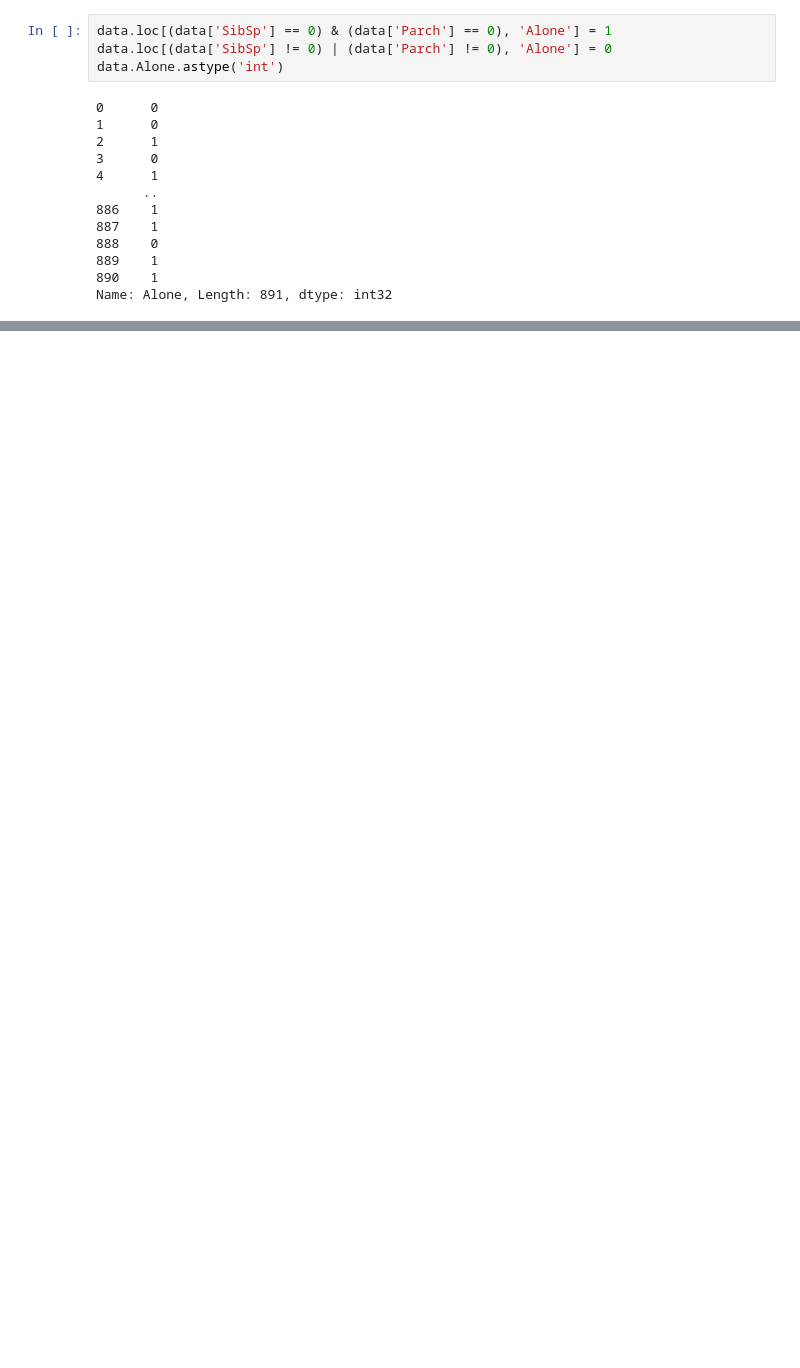
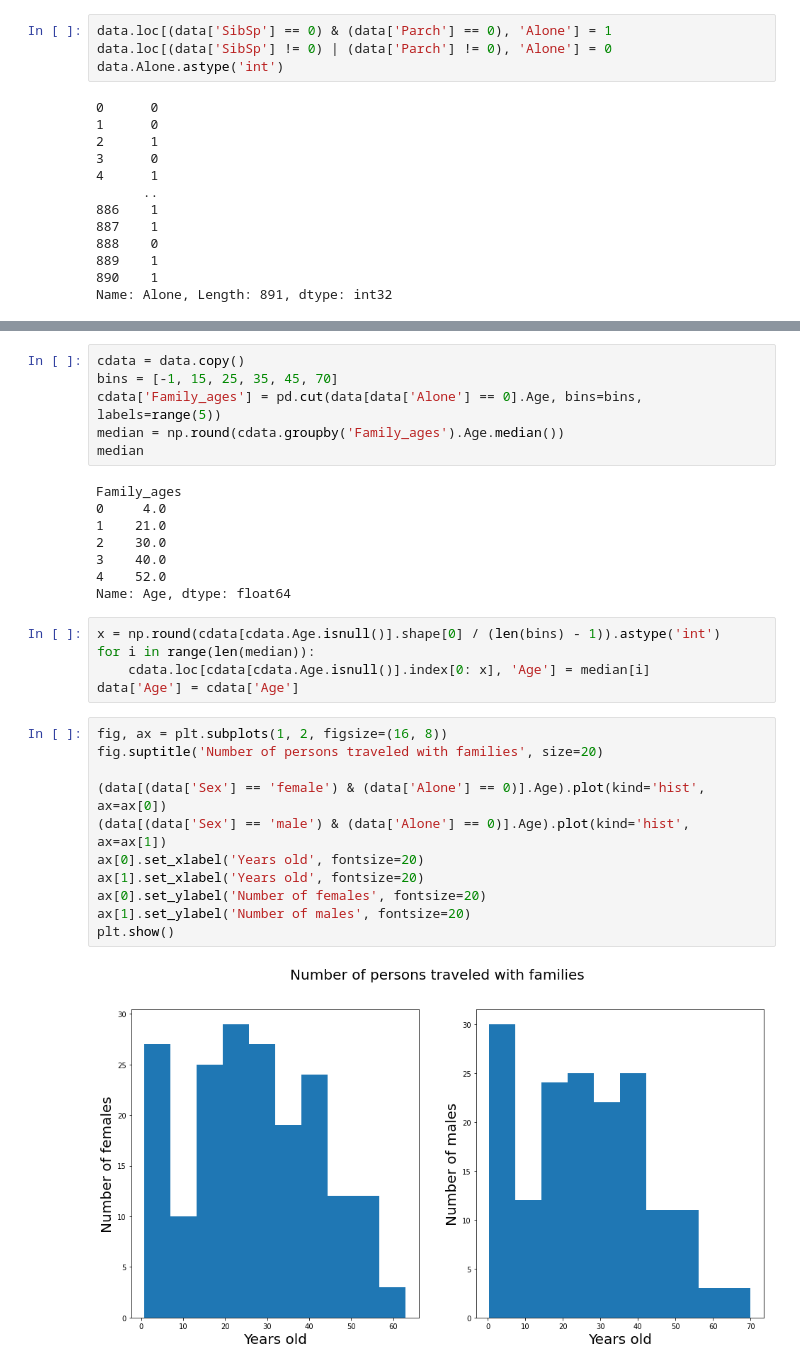
Before and after one commit to maltsev-ea/Titanic_ML_from_disaster, a Jupyter notebook: Baseline.ipynb, the cells around one changed output, grey strips where cells are left out. Cells and saved outputs as stored; diff of their text form; blank space fills up the shorter version.

Commit message:
Filled all the NaNs of Age feature, according to the family appearance

```diff
--- a/Baseline.ipynb
+++ b/Baseline.ipynb
@@ -140,0 +175,32 @@ Need to add age value for not alone persons on board. Maybe separate by gender
+# %%
+cdata = data.copy()
+bins = [-1, 15, 25, 35, 45, 70]
+cdata['Family_ages'] = pd.cut(data[data['Alone'] == 0].Age, bins=bins, labels=range(5))
+median = np.round(cdata.groupby('Family_ages').Age.median())
+median
+# %% [output]
+Family_ages
+0     4.0
+1    21.0
+2    30.0
+3    40.0
+4    52.0
+Name: Age, dtype: float64
+# %%
+x = np.round(cdata[cdata.Age.isnull()].shape[0] / (len(bins) - 1)).astype('int')
+for i in range(len(median)):
+    cdata.loc[cdata[cdata.Age.isnull()].index[0: x], 'Age'] = median[i]
+data['Age'] = cdata['Age']
+# %%
+fig, ax = plt.subplots(1, 2, figsize=(16, 8))
+fig.suptitle('Number of persons traveled with families', size=20)
+
+(data[(data['Sex'] == 'female') & (data['Alone'] == 0)].Age).plot(kind='hist', ax=ax[0])
+(data[(data['Sex'] == 'male') & (data['Alone'] == 0)].Age).plot(kind='hist', ax=ax[1])
+ax[0].set_xlabel('Years old', fontsize=20)
+ax[1].set_xlabel('Years old', fontsize=20)
+ax[0].set_ylabel('Number of females', fontsize=20)
+ax[1].set_ylabel('Number of males', fontsize=20)
+plt.show()
+# %% [output]
+[figure, added]
```
Also changed, not shown: parts of 8 cells of this notebook.
